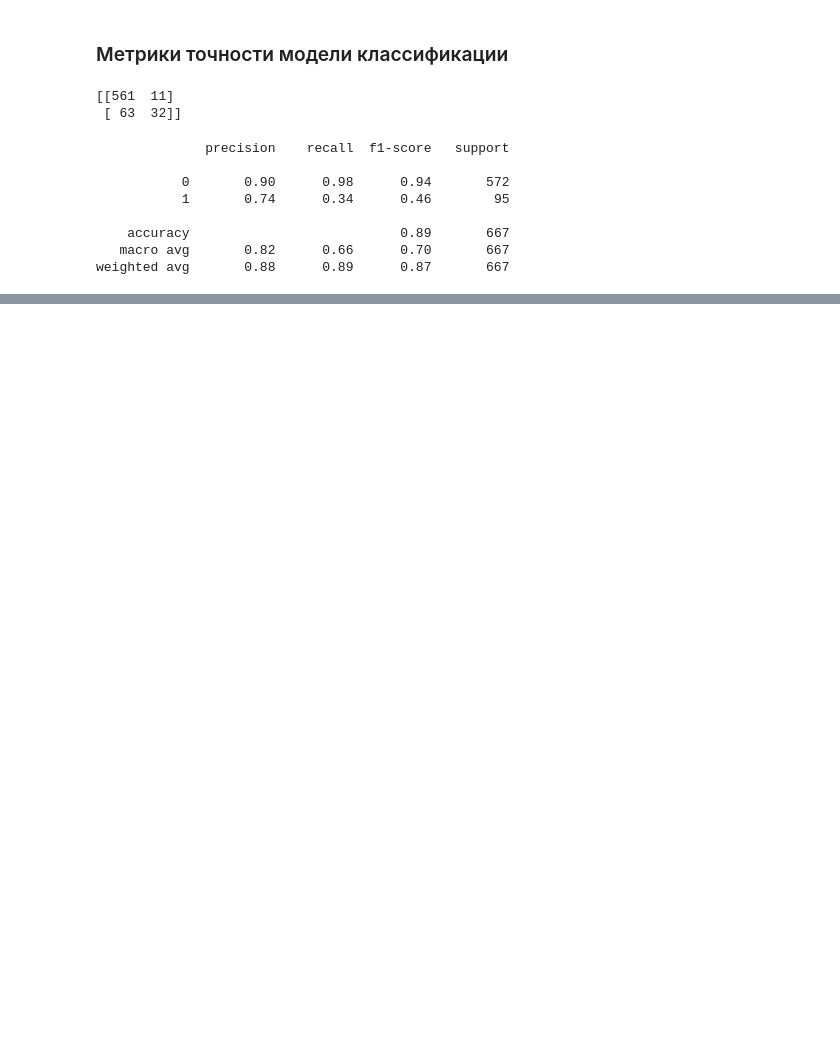
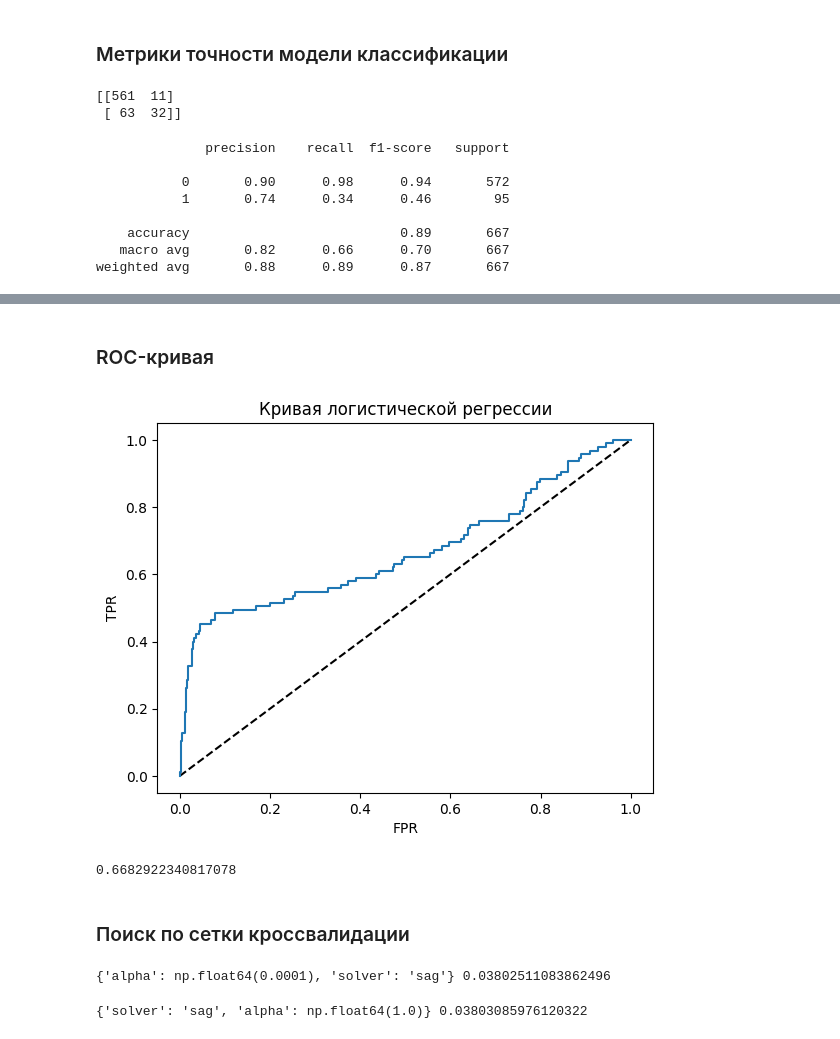
Before and after one commit to golubnichiy/bigdata_0925, a Jupyter notebook: day_05.ipynb, the cells around one changed output, grey strips where cells are left out. Cells and saved outputs as stored; diff of their text form; code cells hidden in the pictures; blank space fills up the shorter version.

```diff
--- a/day_05.ipynb
+++ b/day_05.ipynb
@@ -32,0 +36,8 @@ weighted avg       0.88      0.89      0.87       667
+# %%
+from sklearn.linear_model import LogisticRegression
+logreg = LogisticRegression()
+
+logreg.fit(X_train, y_train)
+y_pred = logreg.predict(X_test)
+print(confusion_matrix(y_test, y_pred))
+print(classification_report(y_test, y_pred))
@@ -32,0 +55,3 @@ weighted avg       0.88      0.89      0.87       667
+# %%
+y_pred_probs = logreg.predict_proba(X_test)[:, 1]
+print(y_pred_probs)
@@ -32,0 +76,19 @@ weighted avg       0.88      0.89      0.87       667
+# %% [markdown]
+### ROC-кривая
+# %%
+from sklearn.metrics import roc_curve, roc_auc_score
+fpr, tpr, tresholds = roc_curve(y_test, y_pred_probs)
+plt.plot([0, 1], [0,1], 'k--')
+plt.plot(fpr, tpr)
+plt.xlabel('FPR')
+plt.ylabel('TPR')
+plt.title('Кривая логистической регрессии')
+plt.show()
+# %% [output]
+[figure, added]
+# %%
+print(roc_auc_score(y_test, y_pred_probs))
+# %% [output]
+0.6682922340817078
+# %% [markdown]
+### Поиск по сетки кроссвалидации
@@ -32,0 +107,22 @@ weighted avg       0.88      0.89      0.87       667
+# %%
+from sklearn.model_selection import GridSearchCV, RandomizedSearchCV, KFold
+from sklearn.linear_model import Ridge
+kf = KFold(n_splits=10, shuffle=True, random_state=26)
+
+param_grid = {'alpha': np.linspace(0.0001, 1, 10), 'solver': ['sag', 'lsqr']}
+ridge = Ridge()
+ridge_cv = GridSearchCV(ridge, param_grid, cv=kf)
+ridge_cv.fit(X_train, y_train)
+print(ridge_cv.best_params_, ridge_cv.best_score_)
+# %% [output]
+{'alpha': np.float64(0.0001), 'solver': 'sag'} 0.03802511083862496
+# %%
+kf = KFold(n_splits=10, shuffle=True, random_state=26)
+
+param_grid = {'alpha': np.linspace(0.0001, 1, 10), 'solver': ['sag', 'lsqr']}
+ridge = Ridge()
+ridge_cv = RandomizedSearchCV(ridge, param_grid, cv=kf, n_iter=5)
+ridge_cv.fit(X_train, y_train)
+print(ridge_cv.best_params_, ridge_cv.best_score_)
+# %% [output]
+{'solver': 'sag', 'alpha': np.float64(1.0)} 0.03803085976120322
```
Also changed, not shown: parts of 5 cells of this notebook, 1 other file.
